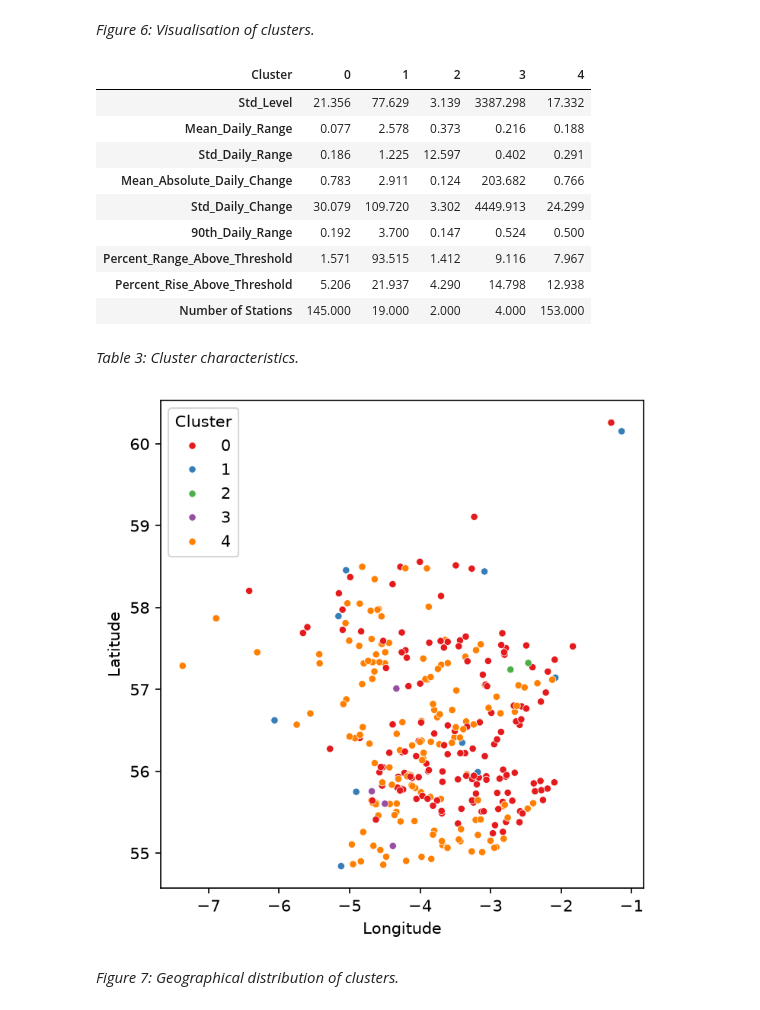
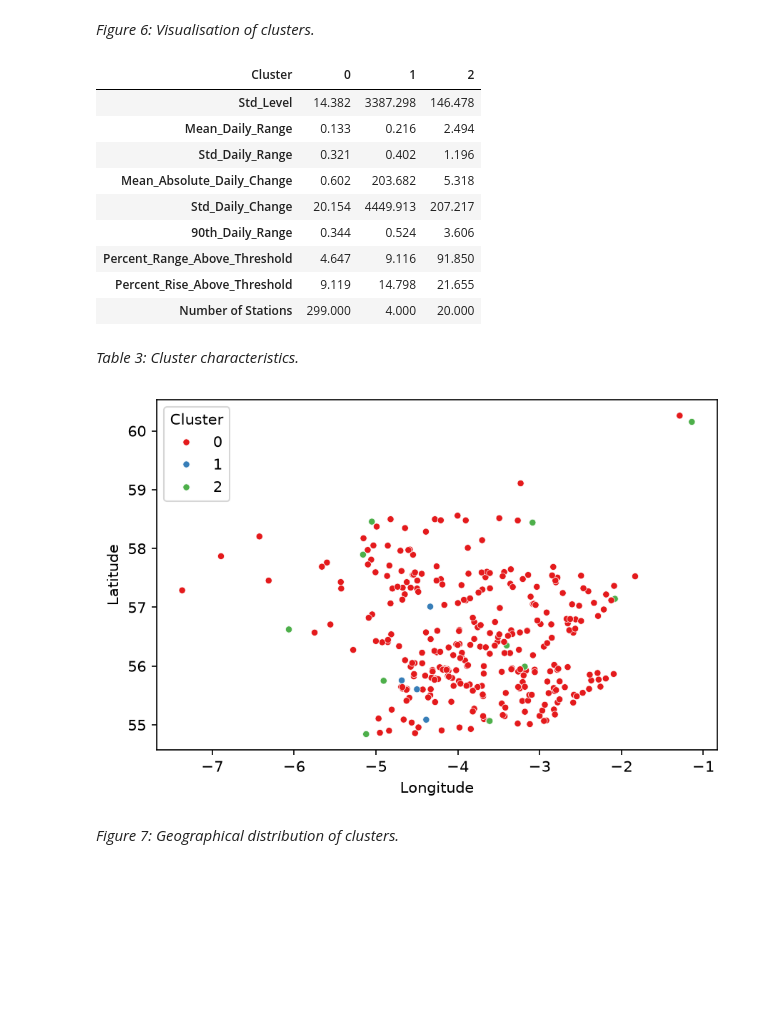
Before and after one commit to Emma-Deyell/MLP-PROJ, a Jupyter notebook: project.ipynb, the cells around one changed output. Saved outputs shown, nothing was run; the diff lists cells and outputs as text; code cells hidden in the pictures; blank space fills up the shorter version.

Commit message:
saba clusters

```diff
--- a/project.ipynb
+++ b/project.ipynb
@@ -289,12 +289,12 @@ display(loadings.round(3))
 *Table 2: Feature contributions to the first two principle components.*
 # %%
 #CODE FOR FINAL CLUSTERING SOLUTON - REPLACE ONCE WE DECIDE WHETHER TO USE K MEANS
-K_final = 5  # Replace with final choice
+K_final = 3  # Replace with final choice
 
 kmeans = KMeans(n_clusters=K_final, random_state=42, n_init=10)
 df_features["Cluster"] = kmeans.fit_predict(df_scaled)
 
-plt.figure()
+plt.figure(figsize = (6,4))
 sns.scatterplot(x=pca_result[:, 0], y=pca_result[:, 1],
                 hue=df_features["Cluster"], palette="Set1")
 plt.xlabel("PC1")
@@ -311,26 +311,26 @@ cluster_summary["Number of Stations"] = df_features.groupby("Cluster").size()
 
 display(cluster_summary.T.round(3))
 # %% [output]
-| Cluster | 0 | 1 | 2 | 3 | 4 |
-| Std_Level | 21.356 | 77.629 | 3.139 | 3387.298 | 17.332 |
-| Mean_Daily_Range | 0.077 | 2.578 | 0.373 | 0.216 | 0.188 |
-| Std_Daily_Range | 0.186 | 1.225 | 12.597 | 0.402 | 0.291 |
-| Mean_Absolute_Daily_Change | 0.783 | 2.911 | 0.124 | 203.682 | 0.766 |
-| Std_Daily_Change | 30.079 | 109.720 | 3.302 | 4449.913 | 24.299 |
-| 90th_Daily_Range | 0.192 | 3.700 | 0.147 | 0.524 | 0.500 |
-| Percent_Range_Above_Threshold | 1.571 | 93.515 | 1.412 | 9.116 | 7.967 |
-| Percent_Rise_Above_Threshold | 5.206 | 21.937 | 4.290 | 14.798 | 12.938 |
-| Number of Stations | 145.000 | 19.000 | 2.000 | 4.000 | 153.000 |
+| Cluster | 0 | 1 | 2 |
+| Std_Level | 14.382 | 3387.298 | 146.478 |
+| Mean_Daily_Range | 0.133 | 0.216 | 2.494 |
+| Std_Daily_Range | 0.321 | 0.402 | 1.196 |
+| Mean_Absolute_Daily_Change | 0.602 | 203.682 | 5.318 |
+| Std_Daily_Change | 20.154 | 4449.913 | 207.217 |
+| 90th_Daily_Range | 0.344 | 0.524 | 3.606 |
+| Percent_Range_Above_Threshold | 4.647 | 9.116 | 91.850 |
+| Percent_Rise_Above_Threshold | 9.119 | 14.798 | 21.655 |
+| Number of Stations | 299.000 | 4.000 | 20.000 |
 # %% [markdown]
 *Table 3: Cluster characteristics.*
 # %%
-plt.figure()
+plt.figure(figsize = (6,4))
 sns.scatterplot(data=df_features, x="Longitude", y="Latitude",
                 hue="Cluster", palette="Set1", s=20)
 plt.tight_layout()
 plt.show()
 # %% [output]
-[figure, old version]
+[figure, new version]
 # %% [markdown]
 *Figure 7: Geographical distribution of clusters.*
 # %% [markdown]
```
Also changed, not shown: parts of 3 cells of this notebook, 3 other files.
